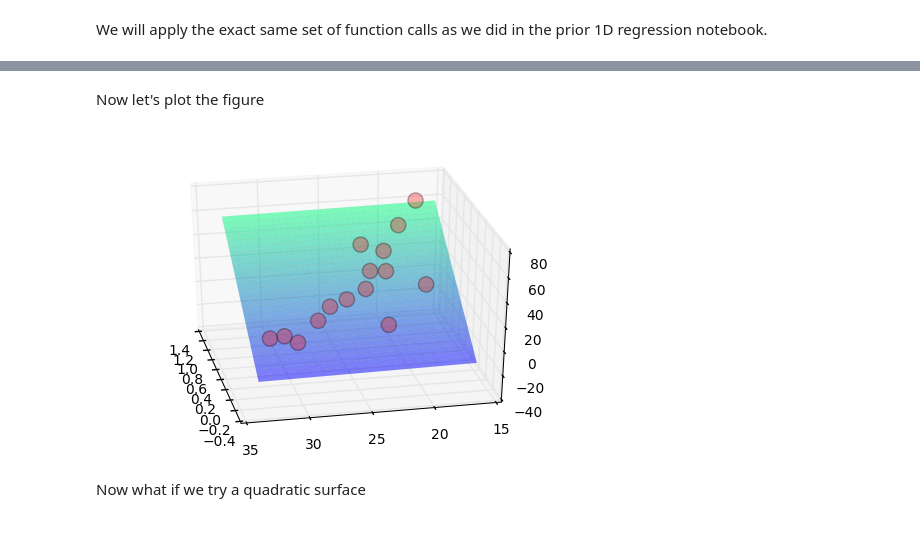
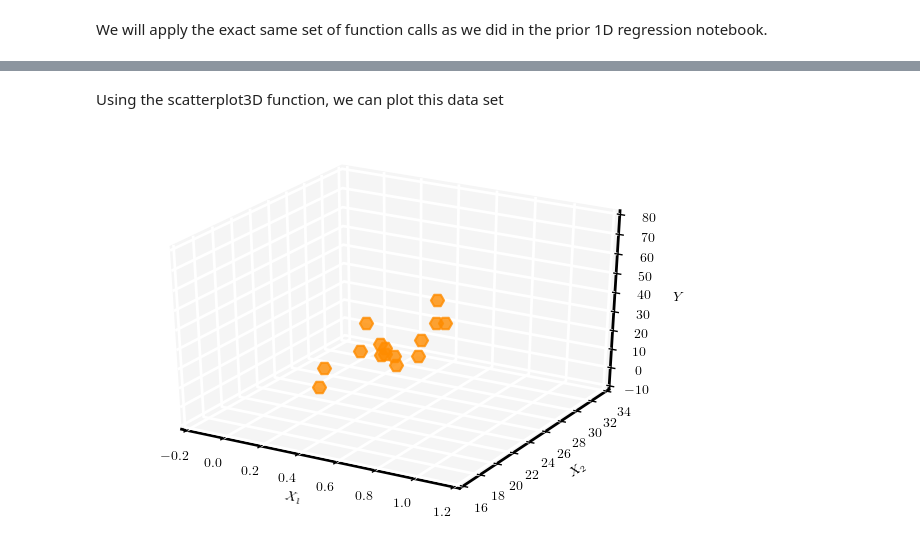
Before and after one commit to equadratures/equadratures, a Jupyter notebook: ipython-notebooks/Regression2D.ipynb, the cells around one changed output, grey strips where cells are left out. Cells and saved outputs as stored; diff of their text form; code cells hidden in the pictures.

```diff
--- a/ipython-notebooks/Regression2D.ipynb
+++ b/ipython-notebooks/Regression2D.ipynb
@@ -34,18 +33,18 @@ from matplotlib import cm
 # %%
 x_train = np.mat([[0.0, 32.1205],
-[0.0714, 29.7601],
-[0.1429, 30.6798],
-[0.2023, 22.1313],
-[0.2857, 27.6573],
-[0.3571, 26.5302],
-[0.4001, 18.63],
-[0.4286, 25.0],
-[0.5714, 23.1148],
-[0.6429, 21.2932],
-[0.7143, 22.4207],
-[0.7857, 21.1507],
-[0.8310, 22.91923],
-[0.9286, 19.5951],
-[1.0000, 18.022]], dtype='float64')
+                 [0.0714, 29.7601],
+                 [0.1429, 30.6798],
+                 [0.2023, 22.1313],
+                 [0.2857, 27.6573],
+                 [0.3571, 26.5302],
+                 [0.4001, 18.63],
+                 [0.4286, 25.0],
+                 [0.5714, 23.1148],
+                 [0.6429, 21.2932],
+                 [0.7143, 22.4207],
+                 [0.7857, 21.1507],
+                 [0.8310, 22.91923],
+                 [0.9286, 19.5951],
+                 [1.0000, 18.022]], dtype='float64')
 y_train = np.mat([6.8053,-1.5184,1.6416,2.0121,6.3543,14.3442,25.3121,16.4426,18.1953,28.9913,27.2246,40.3759,45.12322, 55.3726,72.0], dtype='float64')
-poly1 = PolyFit(x_train, y_train.T, 'linear')
+y_train = y_train.T
@@ -69,13 +51,6 @@ yy1 = np.reshape(y_test, (u, v))
-# %% [markdown]
-Now let's plot the figure
-# %%
-fig = plt.figure()
-ax = fig.add_subplot(111, projection='3d')
-ax.view_init(elev=31., azim=168)
-ax.plot_surface(xx1,xx2, yy1,rstride=1, cstride=1, cmap=cm.winter, linewidth=0.02, alpha=0.5)
-ax.scatter(x_train[:,0].A1, x_train[:,1].A1, y_train.A1, c='red', marker='o', s=120, alpha=0.3)
-plt.show()
-# %% [output]
-[figure, removed]
-# %% [markdown]
-Now what if we try a quadratic surface
+# %% [markdown]
+Using the scatterplot3D function, we can plot this data set
+# %%
+scatterplot3D(x_train, y_train, r'$X_1$', r'$X_2$', r'$Y$')
+# %% [output]
+[figure, added]
```
Also changed, not shown: parts of 12 cells of this notebook, 4 other files.
